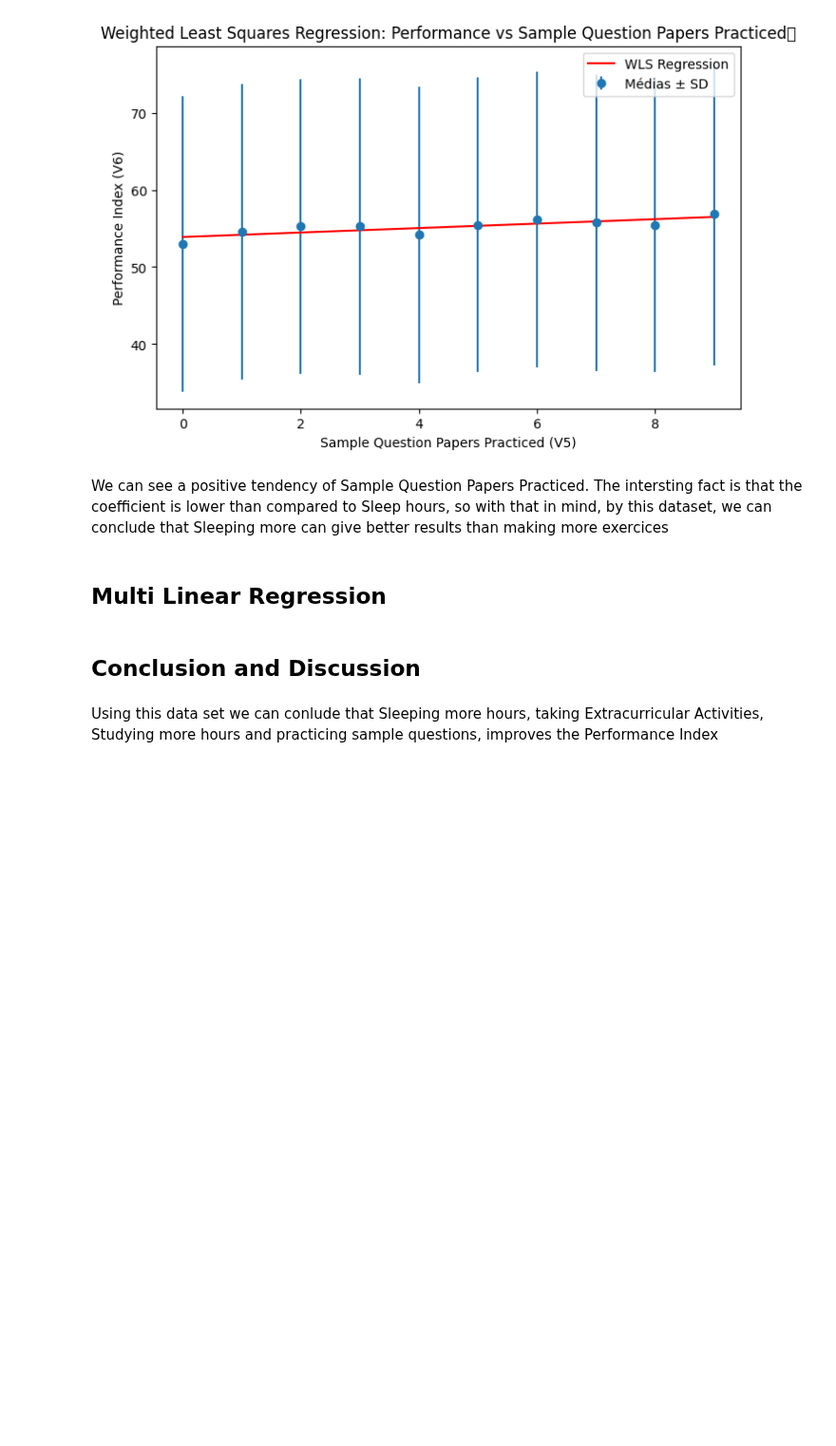
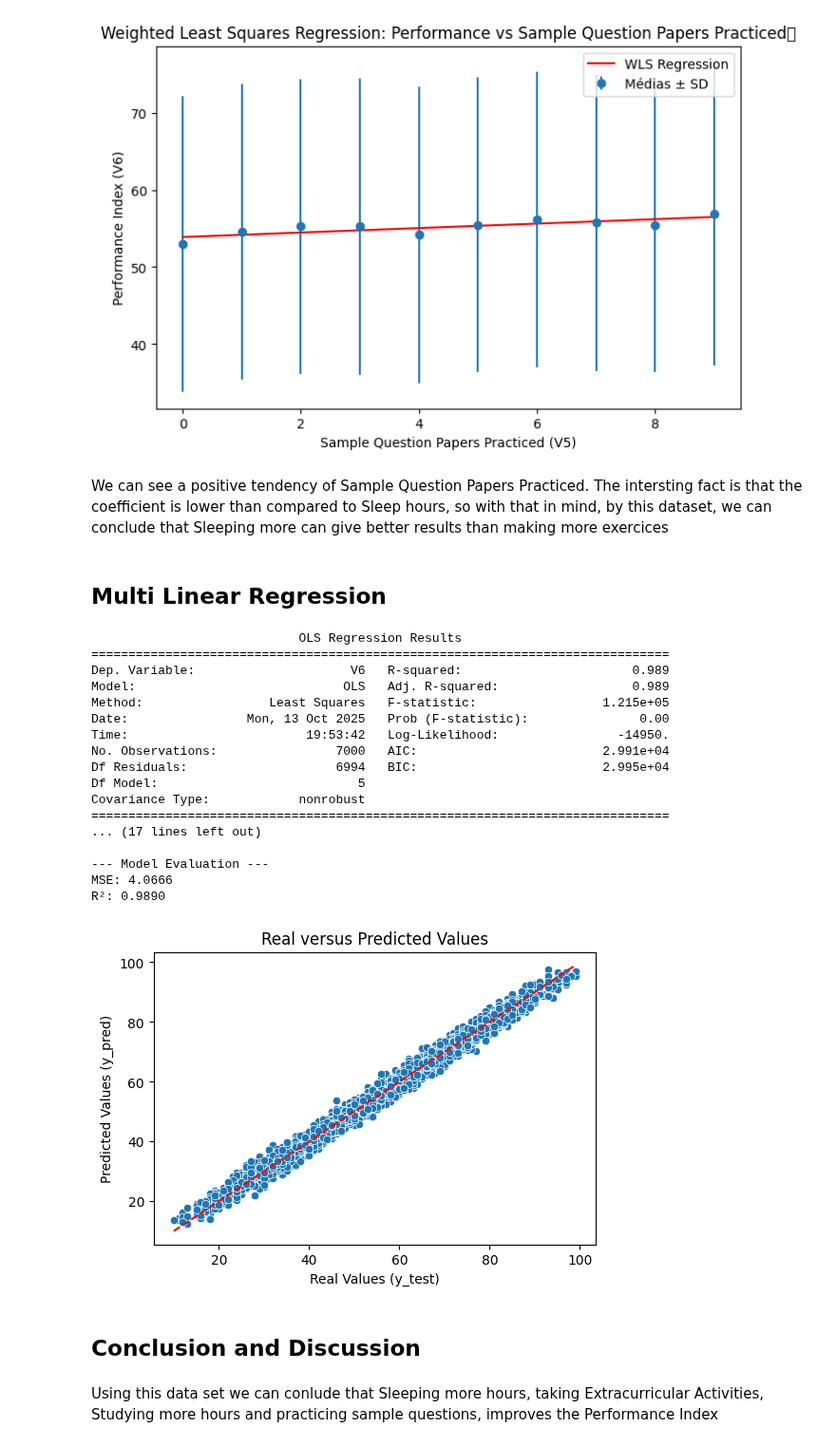
Before and after one commit to guilhermemalves03/Tecnicas-Avancadas-de-Analise-de-Dados, a Jupyter notebook: ProjetoEstatistico/ProjetoEstatistico.ipynb, the cells around one changed output. Shown at 95% size. Drawn from its saved outputs; the diff is of its cells as text; code cells hidden in the pictures; blank space fills up the shorter version.

```diff
--- a/ProjetoEstatistico/ProjetoEstatistico.ipynb
+++ b/ProjetoEstatistico/ProjetoEstatistico.ipynb
@@ -414,6 +414,68 @@ Notes:
 We can see a positive tendency of Sample Question Papers Practiced. The intersting fact is that the coefficient is lower than compared to Sleep hours, so with that in mind, by this dataset, we can conclude that Sleeping more can give better results than making more exercices
 # %% [markdown]
 ## Multi Linear Regression
+# %%
+from sklearn.model_selection import train_test_split
+from sklearn.metrics import mean_squared_error, r2_score
+
+
+data = data.dropna(subset=["V1", "V2", "V3", "V4", "V5", "V6"])
+
+
+
+X = data[["V1", "V2", "V3", "V4", "V5"]]
+y = data["V6"]
+
+
+X = sm.add_constant(X)
+
+
+X_train, X_test, y_train, y_test = train_test_split(X, y, test_size=0.3, random_state=42)
+
+
+model = sm.OLS(y_train, X_train).fit()
+
+
+print(model.summary())
+
+
+y_pred = model.predict(X_test)
+
+
+mse = mean_squared_error(y_test, y_pred)
+r2 = r2_score(y_test, y_pred)
+
+print("\n--- Model Evaluation ---")
+print(f"MSE: {mse:.4f}")
+print(f"R²: {r2:.4f}")
+
+
+plt.figure(figsize=(6,4))
+sns.scatterplot(x=y_test, y=y_pred)
+plt.xlabel("Real Values (y_test)")
+plt.ylabel("Predicted Values (y_pred)")
+plt.title("Real versus Predicted Values")
+plt.plot([y_test.min(), y_test.max()], [y_test.min(), y_test.max()], 'r--')
+plt.show()
+# %% [output]
+                            OLS Regression Results
+==============================================================================
+Dep. Variable:                     V6   R-squared:                       0.989
+Model:                            OLS   Adj. R-squared:                  0.989
+Method:                 Least Squares   F-statistic:                 1.215e+05
+Date:                Mon, 13 Oct 2025   Prob (F-statistic):               0.00
+Time:                        19:53:42   Log-Likelihood:                -14950.
+No. Observations:                7000   AIC:                         2.991e+04
+Df Residuals:                    6994   BIC:                         2.995e+04
+Df Model:                           5
+Covariance Type:            nonrobust
+==============================================================================
+... (17 lines left out)
+
+--- Model Evaluation ---
+MSE: 4.0666
+R²: 0.9890
+[figure, added]
 # %% [markdown]
 ## Conclusion and Discussion
 # %% [markdown]
```
